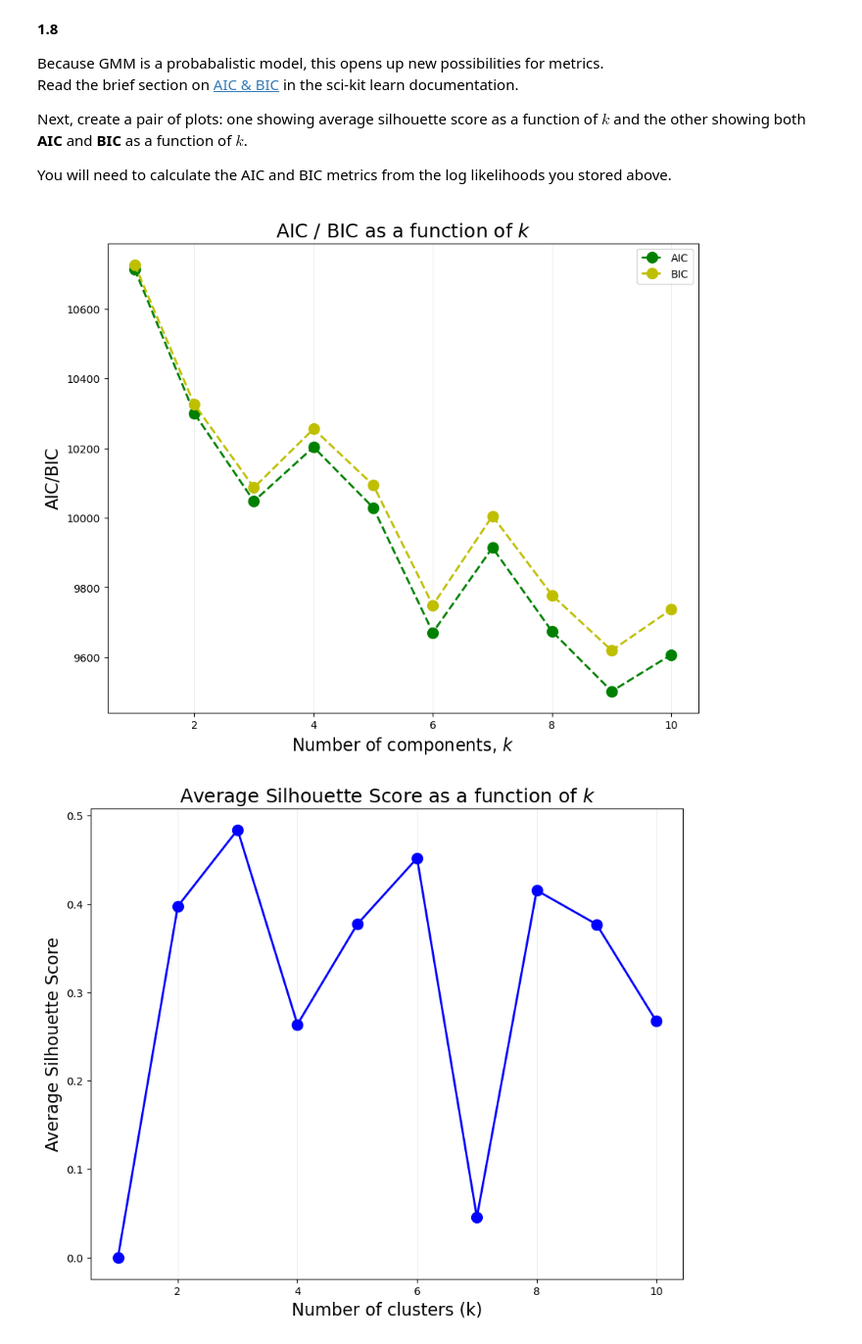
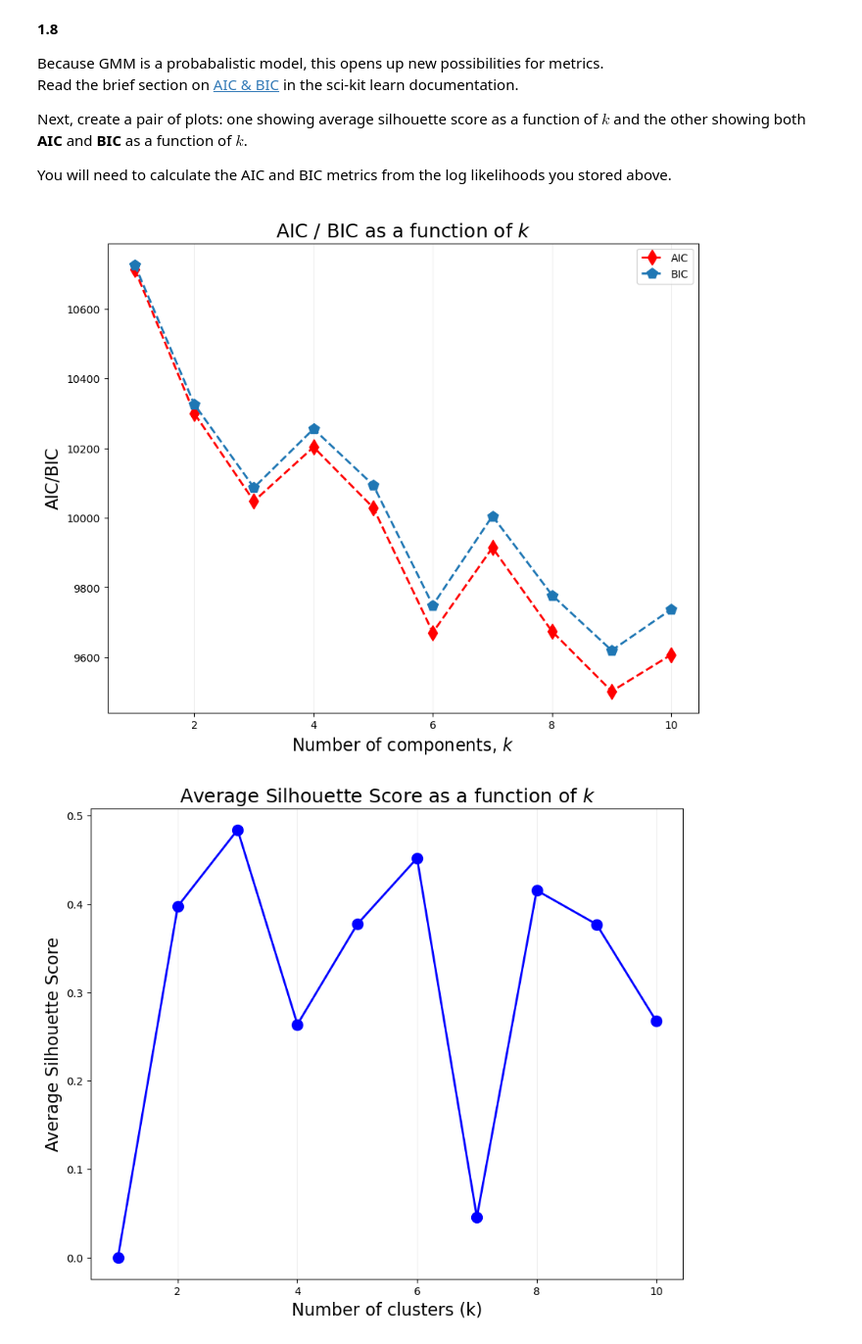
Before and after one commit to jamesliounis/Harvard-Deep-Learning, a Jupyter notebook: ac209b_hw1/ac209b_hw1.ipynb, the cells around one changed output. Shown at 98% size. Saved outputs shown, nothing was run; the diff lists cells and outputs as text; code cells hidden in the pictures.

```diff
--- a/ac209b_hw1/ac209b_hw1.ipynb
+++ b/ac209b_hw1/ac209b_hw1.ipynb
@@ -466,23 +466,23 @@ You will need to calculate the AIC and BIC metrics from the log likelihoods you
 # %%
 # Calculate average silhouette score for each k
 
 # Calculate AIC and BIC for each k
 n_samples, n_features = Y.shape
 
 aics = [n_samples * np.log(log_likelihood) + 2 * k * n_features for k, log_likelihood in zip(range(1, max_k + 1), log_lkhd)]
 bics = [n_samples * np.log(log_likelihood) + k * np.log(n_samples) * n_features for k, log_likelihood in zip(range(1, max_k + 1), log_lkhd)]
 
 # Plot AIC and BIC vs k
 plt.figure(figsize=(10,8))
 plt.title('AIC / BIC as a function of $k$')
-plt.plot(range(1, max_k + 1), aics, 'go--')
-plt.plot(range(1, max_k + 1), bics, 'yo--')
+plt.plot(range(1, max_k + 1), aics, 'r--', marker='d')
+plt.plot(range(1, max_k + 1), bics, 'p--')
 plt.ylabel('AIC/BIC')
 plt.xlabel('Number of components, $k$')
 plt.legend(['AIC', 'BIC'])
 plt.show()
 # %% [output]
-[figure, old version]
+[figure, new version]
 # %%
 # your code here
 
```
